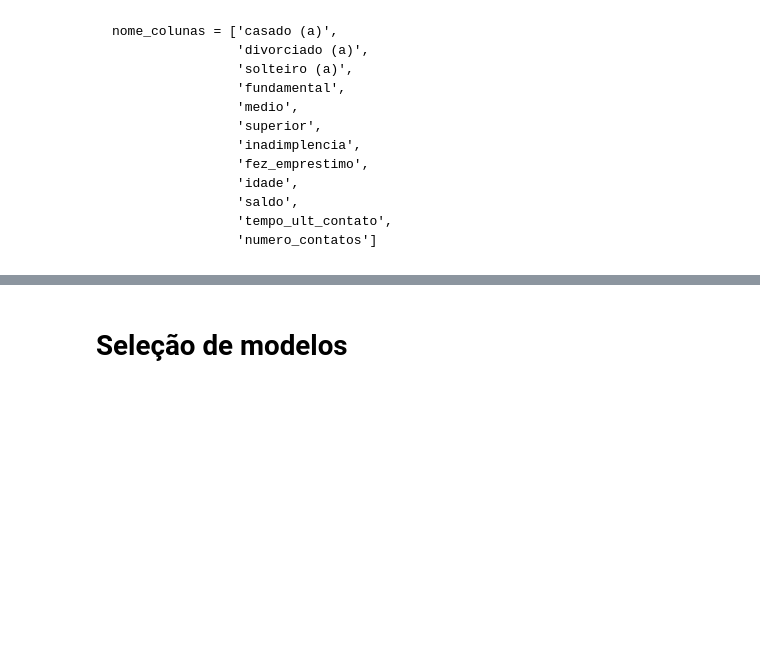
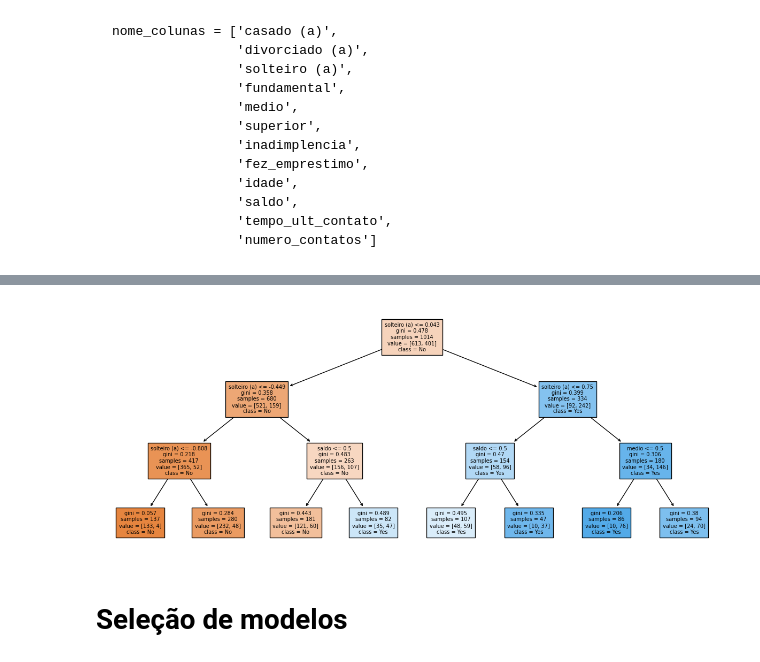
Before and after one commit to rafaellima13/Marketing_Investimento, a Jupyter notebook: Rafael_Lima_Classificacao_Marketing_Investimento.ipynb, the cells around one changed output, grey strips where cells are left out. Saved outputs shown, nothing was run; the diff lists cells and outputs as text; code cells hidden in the pictures; blank space fills up the shorter version.

````diff
--- a/Rafael_Lima_Classificacao_Marketing_Investimento.ipynb
+++ b/Rafael_Lima_Classificacao_Marketing_Investimento.ipynb
@@ -261,3 +265,16 @@ import matplotlib.pyplot as plt
+# %%
+nome_colunas = ['casado (a)',
+                'divorciado (a)',
+                'solteiro (a)',
+                'fundamental',
+                'medio',
+                'superior',
+                'inadimplencia',
+                'fez_emprestimo',
+                'idade',
+                'saldo',
+                'tempo_ult_contato',
+                'numero_contatos']
 # %% [markdown]
 ```
 nome_colunas = ['casado (a)',
@@ -282,3 +299,9 @@ plt.show()
+# %%
+plt.figure(figsize=(15, 6))
+plot_tree(arvore, filled=True, feature_names= nome_colunas, class_names=['No', 'Yes'], fontsize= 7,)
+plt.show()
+# %% [output]
+[figure, added]
 # %% [markdown]
 # Seleção de modelos
 # %% [markdown]
````
Also changed, not shown: parts of 14 cells of this notebook.
